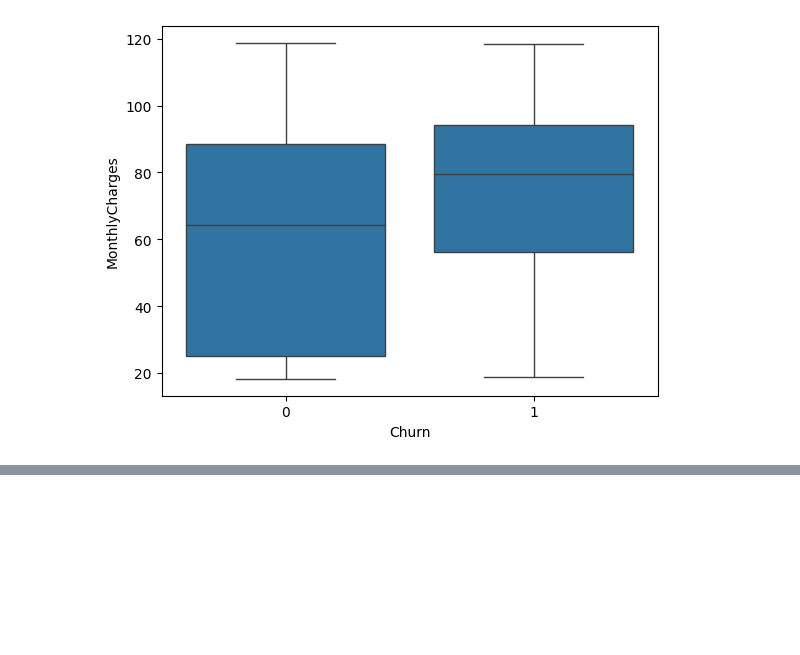
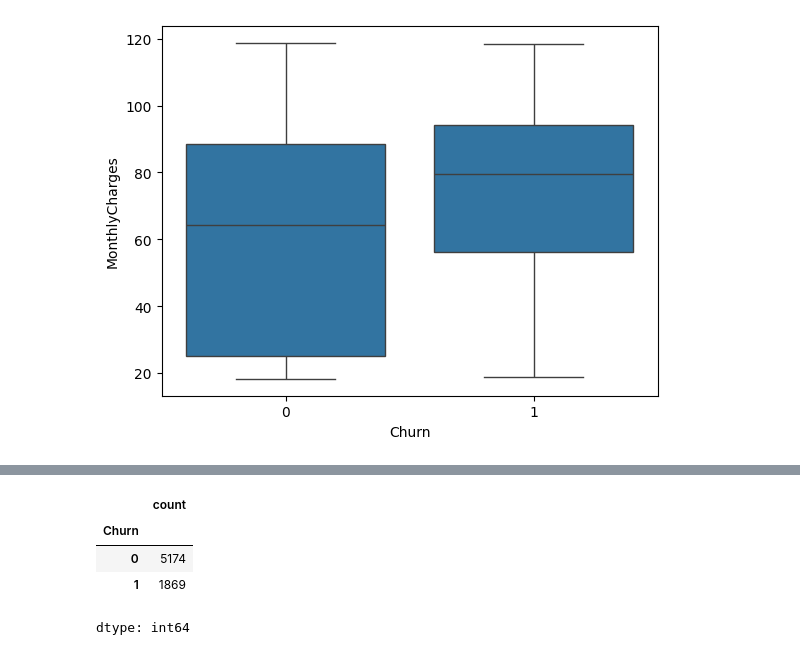
Before and after one commit to Mazen-Haytham/customer-churn-prediction, a Jupyter notebook: Project.ipynb, the cells around one changed output, grey strips where cells are left out. Saved outputs shown, nothing was run; the diff lists cells and outputs as text; code cells hidden in the pictures; blank space fills up the shorter version.

```diff
--- a/Project.ipynb
+++ b/Project.ipynb
@@ -340,0 +354,8 @@ plt.show()
+# %%
+nums_col_df['Churn'].value_counts()
+# %% [output]
+|  | count |
+| Churn |  |
+| 0 | 5174 |
+| 1 | 1869 |
+dtype: int64
```
Also changed, not shown: parts of 20 cells of this notebook.
